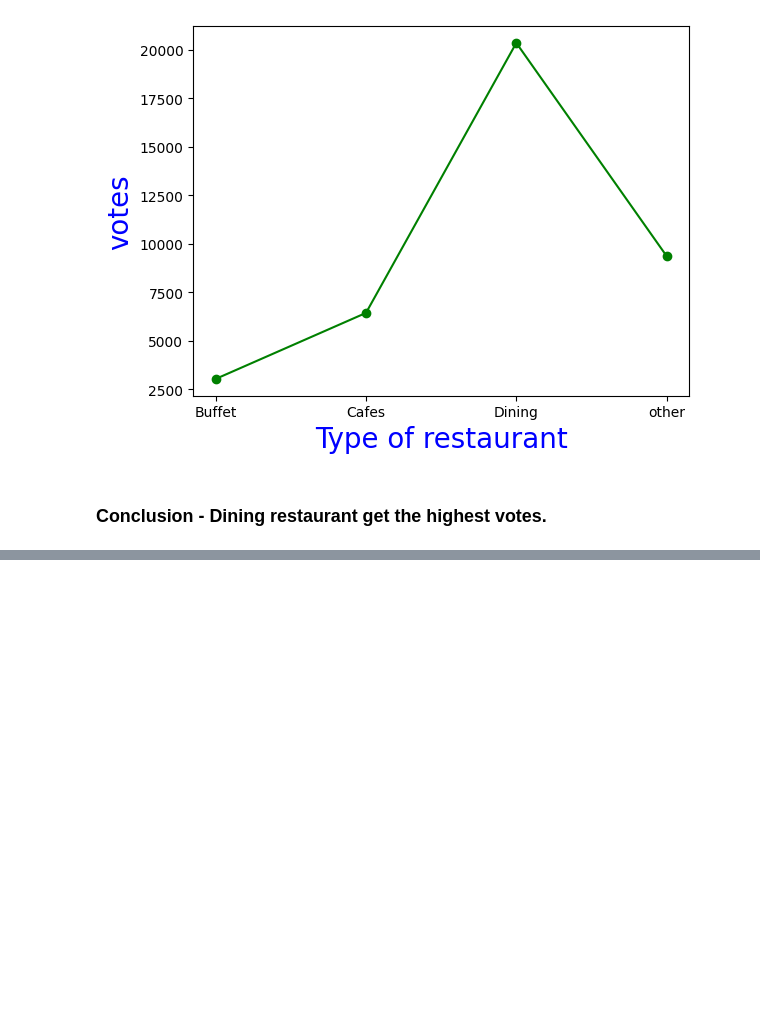
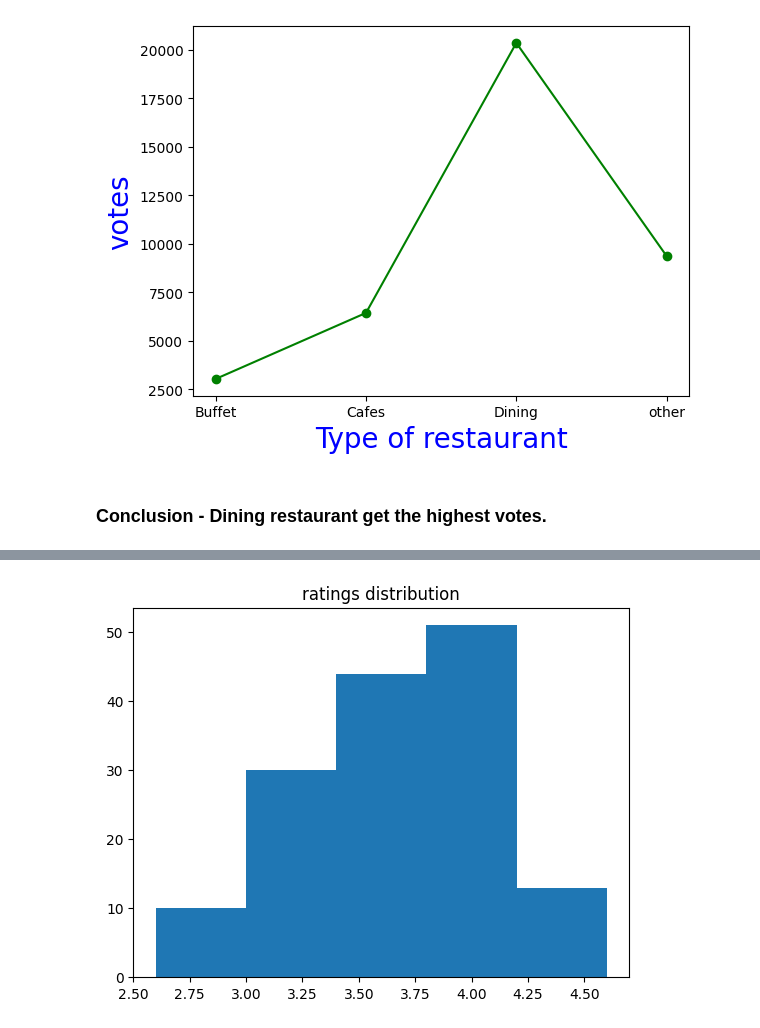
Before and after one commit to itanishajain/Zomato-Vision, a Jupyter notebook: data.ipynb, the cells around one changed output, grey strips where cells are left out. Cells and saved outputs as stored; diff of their text form; code cells hidden in the pictures; blank space fills up the shorter version.

```diff
--- a/data.ipynb
+++ b/data.ipynb
@@ -117,0 +127,6 @@ Text(0, 0.5, 'votes')
+# %%
+plt.hist(df['rate'],bins=5)
+plt.title("ratings distribution")
+plt.show()
+# %% [output]
+[figure, added]
```
Also changed, not shown: parts of 12 cells of this notebook.
